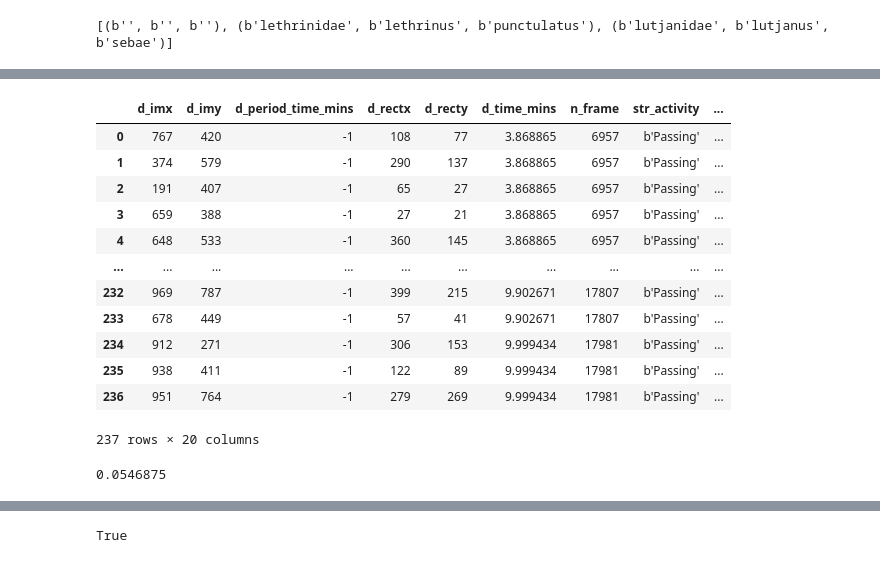
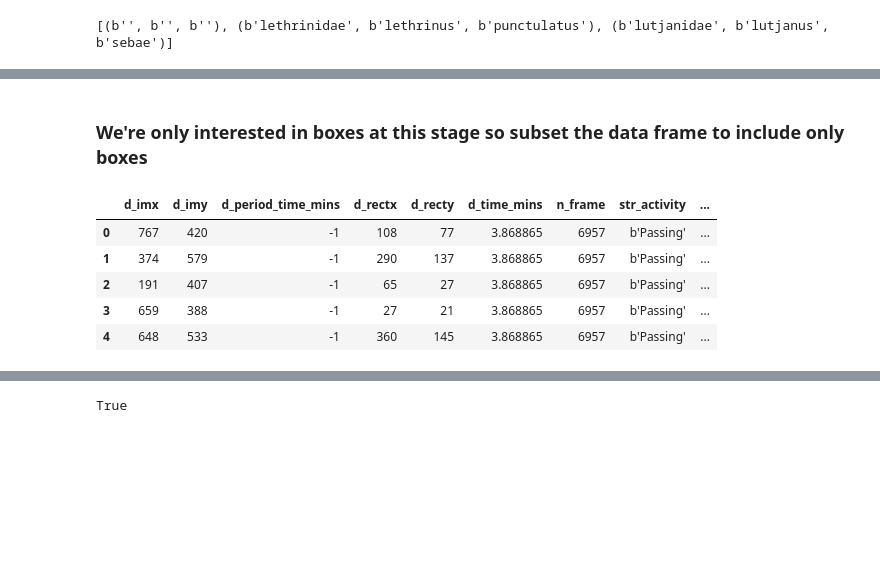
Before and after one commit to Global-Archive-of-Image-Annotation/emtmlibpy, a Jupyter notebook: src/notebooks/gen_yolo_training_data.ipynb, the cells around one changed output, grey strips where cells are left out. Saved outputs shown, nothing was run; the diff lists cells and outputs as text; code cells hidden in the pictures; blank space fills up the shorter version.

```diff
--- a/src/notebooks/gen_yolo_training_data.ipynb
+++ b/src/notebooks/gen_yolo_training_data.ipynb
@@ -50 +56,5 @@ print(fgs)
+# %%
+with open('./train/classes.txt', 'w') as f:
+    for _class in fgs:
+        f.write(f"{_class[0].decode('utf-8')}_{_class[1].decode('utf-8')}_{_class[2].decode('utf-8')}\n")
 # %%
@@ -74,27 +84,2 @@ xyz_point_to_df()
-# %%
-def point_to_df():
-    """
-    Convert EvemtMeasure points to a dataframe
-    :return: Pandas dataframe
-    """
-    dtype_template = 'object'
-    point_count, box_count = emtm.em_point_count()
-    print(f'points {point_count}')
-    print(f'box {box_count}')
-
-    p = emtm.em_get_point(0)
-    index = [attr for attr in dir(p) if (not attr.startswith('__') and not attr.startswith('_'))]
-    print(index)
-    data = np.empty(shape=[point_count, len(index)], dtype=dtype_template)  # change these
-
-    for jj in range(point_count):
-        p = emtm.em_get_point(jj)
-        for ii, ind in enumerate(index):
-            tmp = p.__getattribute__(ind)
-            data[jj][ii] = tmp
-
-    xpdf = pd.DataFrame(data=data, columns=index)
-    xpdf = xpdf.convert_dtypes().infer_objects()
-    return xpdf
 # %%
 pdf = point_to_df()
@@ -153,21 +113,16 @@ Data columns (total 20 columns):
  19  str_stage           237 non-null    object
 dtypes: Float64(1), Int64(6), object(13)
 memory usage: 38.8+ KB
+# %% [markdown]
+### We're only interested in boxes at this stage so subset the data frame to include only boxes
 # %%
 boxdf = pdf[pdf['d_rectx'] >= 0]
-boxdf
+boxdf.head()
 # %% [output]
 |  | d_imx | d_imy | d_period_time_mins | d_rectx | d_recty | d_time_mins | n_frame | str_activity | ... |
 | 0 | 767 | 420 | -1 | 108 | 77 | 3.868865 | 6957 | b'Passing' | ... |
 | 1 | 374 | 579 | -1 | 290 | 137 | 3.868865 | 6957 | b'Passing' | ... |
 | 2 | 191 | 407 | -1 | 65 | 27 | 3.868865 | 6957 | b'Passing' | ... |
 | 3 | 659 | 388 | -1 | 27 | 21 | 3.868865 | 6957 | b'Passing' | ... |
 | 4 | 648 | 533 | -1 | 360 | 145 | 3.868865 | 6957 | b'Passing' | ... |
-| ... | ... | ... | ... | ... | ... | ... | ... | ... | ... |
-| 232 | 969 | 787 | -1 | 399 | 215 | 9.902671 | 17807 | b'Passing' | ... |
-| 233 | 678 | 449 | -1 | 57 | 41 | 9.902671 | 17807 | b'Passing' | ... |
-| 234 | 912 | 271 | -1 | 306 | 153 | 9.999434 | 17981 | b'Passing' | ... |
-| 235 | 938 | 411 | -1 | 122 | 89 | 9.999434 | 17981 | b'Passing' | ... |
-| 236 | 951 | 764 | -1 | 279 | 269 | 9.999434 | 17981 | b'Passing' | ... |
-237 rows × 20 columns
 # %%
@@ -192,11 +147,6 @@ def em_box_coords_to_yolo(x: float, y: float, box_width: float, box_height: floa
     yolo_box_height = box_height / image_height
 
     return XYWH(yolo_x, yolo_y, yolo_box_width, yolo_box_height)
-# %%
-r = em_box_coords_to_yolo(100, 200, 10, 20)
-print(r.x)
-# %% [output]
-0.0546875
 # %%
 def df_to_yolo(df: pd.DataFrame, out_dir='train', image_width=1920, image_height=1080):
     """
```
Also changed, not shown: parts of 15 cells of this notebook, 1 other file.
